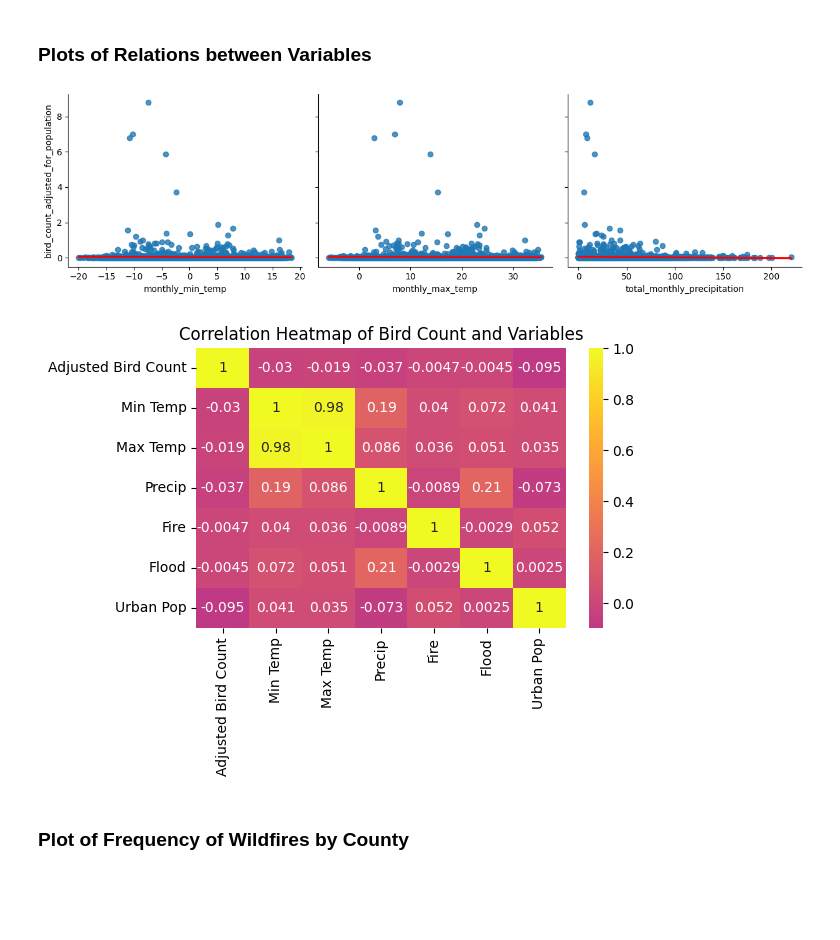
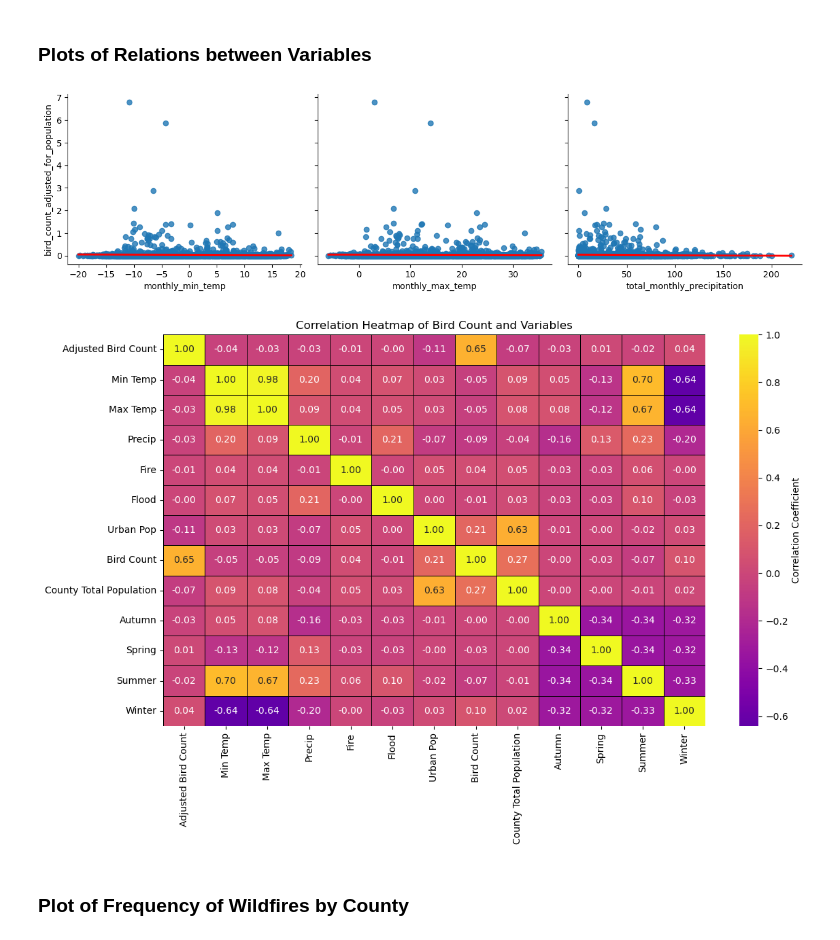
Before and after one commit to Kaxlow/where-the-birds-sing, a Jupyter notebook: src/data-visualizations.ipynb, the cells around one changed output. Drawn from its saved outputs; the diff is of its cells as text; code cells hidden in the pictures; blank space fills up the shorter version.

Commit message:
Added updated visualizations jupyter notebook
Includes updated correlation matrix, new line chart with bird count by month and year, and transformations to support these updates

```diff
--- a/src/data-visualizations.ipynb
+++ b/src/data-visualizations.ipynb
@@ -45,0 +48,7 @@ memory usage: 37.3 MB
+# %%
+# convert 'season' to 4 binary variables
+season_dummies = pd.get_dummies(birdsong_df['season'], prefix='season', dtype=int)
+birdsong_df = pd.concat([birdsong_df, season_dummies], axis=1)
+birdsong_df = birdsong_df.drop(columns=['season'])
+
+birdsong_df.head()
@@ -47,7 +63,7 @@ memory usage: 37.3 MB
 Grouped by County Monthly Aggregation (sorted descending by adjusted bird count)
 # %%
 # aggregate data by county, and date to get total bird count, county total population and average min and max temperatures per county, per month
-birdsong_df_county_month = birdsong_df.groupby(['county', 'date']).agg({'bird_count': 'sum','county_total_population': 'mean', 'monthly_min_temp': 'mean', 'monthly_max_temp': 'mean', 'total_monthly_precipitation': 'mean', 'bird_count_adjusted_for_population': 'sum','is_fire': 'mean', 'is_flood': 'mean','urban_population_level': 'mean'}).reset_index()
+birdsong_df_county_month = birdsong_df.groupby(['county', 'date']).agg({'bird_count': 'sum','county_total_population': 'mean', 'monthly_min_temp': 'mean', 'monthly_max_temp': 'mean', 'total_monthly_precipitation': 'mean', 'bird_count_adjusted_for_population': 'sum','is_fire': 'max', 'is_flood': 'max', 'season_Autumn':'max', 'season_Spring':'max', 'season_Summer':'max', 'season_Winter':'max', 'urban_population_level': 'mean'}).reset_index()
 print(birdsong_df_county_month.head())
 # %% [output]
   county     date  bird_count  county_total_population  monthly_min_temp  \
@@ -193,7 +207,7 @@ plt.show()
 # %% [markdown]
 ### Plots of Relations between Variables
 # %%
-# Create pairplot with regression lines
+# Pairplot with regression lines
 p = sns.pairplot(birdsong_df_county_month, x_vars=['monthly_min_temp', 'monthly_max_temp', 'total_monthly_precipitation'], y_vars='bird_count_adjusted_for_population', kind='reg', height=3.5, aspect=1.2, plot_kws={'line_kws':{'color':'red'}})
 p.fig.subplots_adjust(top=0.5)  # Adjust the top spacing to make room for the title
 plt.tight_layout()
@@ -201,20 +215,29 @@ plt.tight_layout()
 plt.savefig('..\\output\\visualizations\\bird_count_weather_relationships.png', dpi=300)
 plt.show()
 # %% [output]
-[figure, old version]
+[figure, new version]
 # %%
-# Create a correlation matrix plot for the relevant variables and rename the columns for better readability in the heatmap
-corr_matrix = birdsong_df_county_month[['bird_count_adjusted_for_population', 'monthly_min_temp', 'monthly_max_temp', 'total_monthly_precipitation' , 'is_fire', 'is_flood', 'urban_population_level']].corr()
-corr_matrix.columns = ['Adjusted Bird Count', 'Min Temp', 'Max Temp', 'Precip', 'Fire', 'Flood', 'Urban Pop']
-corr_matrix.index = ['Adjusted Bird Count', 'Min Temp', 'Max Temp', 'Precip', 'Fire', 'Flood', 'Urban Pop']
-sns.heatmap(corr_matrix, annot=True, cmap='plasma', center=0)
+# Correlation matrix plot for the relevant variables and rename the columns for better readability in the heatmap
+corr_matrix = birdsong_df_county_month[['bird_count_adjusted_for_population',
+'monthly_min_temp', 'monthly_max_temp', 'total_monthly_precipitation' ,
+'is_fire', 'is_flood', 'urban_population_level', 'bird_count',
+'county_total_population','season_Autumn','season_Spring','season_Summer',
+'season_Winter']].corr()
+corr_matrix.columns = ['Adjusted Bird Count', 'Min Temp', 'Max Temp', 'Precip',
+'Fire', 'Flood', 'Urban Pop', 'Bird Count', 'County Total Population','Autumn',
+'Spring', 'Summer', 'Winter']
+corr_matrix.index = ['Adjusted Bird Count', 'Min Temp', 'Max Temp', 'Precip', 'Fire', 'Flood', 'Urban Pop', 'Bird Count', 'County Total Population', 'Autumn','Spring', 'Summer', 'Winter']
+plt.figure(figsize=(12, 8))
+sns.heatmap(corr_matrix, annot=True, cmap='plasma', center=0, linewidths=.5,
+linecolor='black', cbar_kws={'label': 'Correlation Coefficient'}, annot_kws=
+{'size': 10}, fmt='.2f')
 plt.title('Correlation Heatmap of Bird Count and Variables')
 plt.tight_layout()
 # Save the plot as a PNG file
-plt.savefig('..\\output\\visualizations\\correlation_heatmap_bird_count_variables.png', dpi=300)
+plt.savefig('correlation_heatmap_bird_count_variables.png', dpi=300)
 plt.show()
 # %% [output]
-[figure, old version]
+[figure, new version]
 # %% [markdown]
 ### Plot of Frequency of Wildfires by County
 # %%
```
Also changed, not shown: parts of 18 cells of this notebook.
